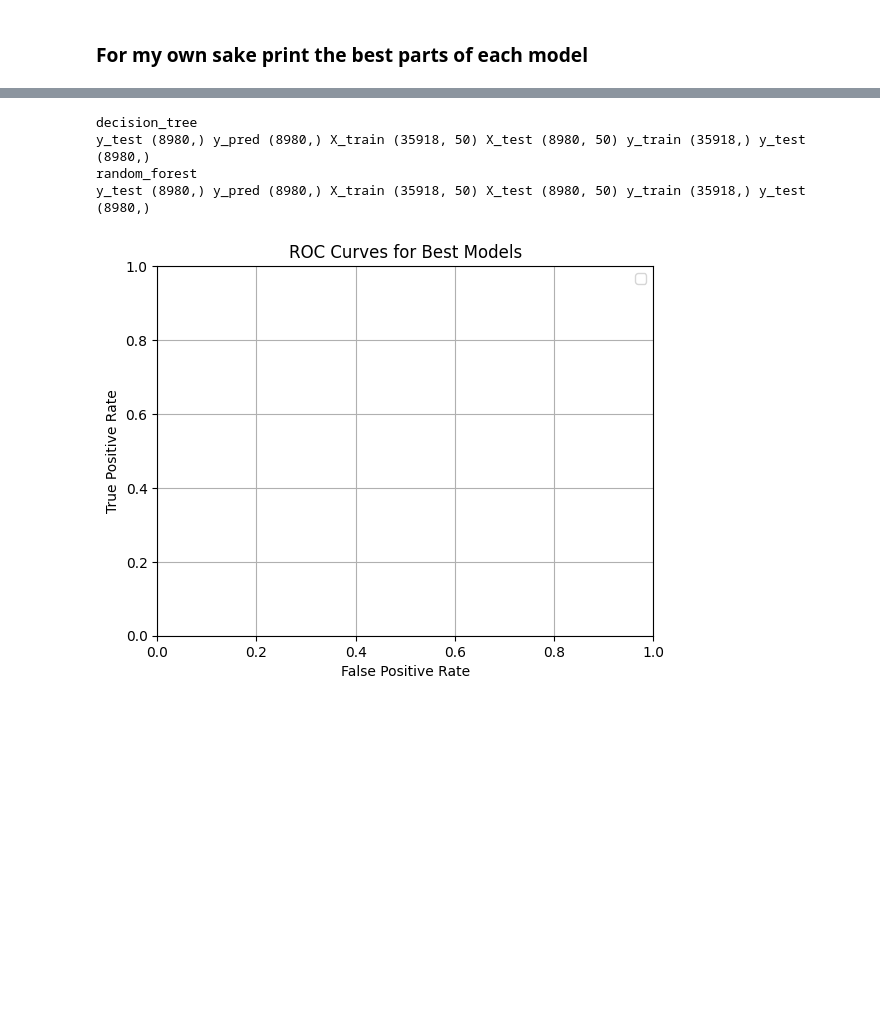
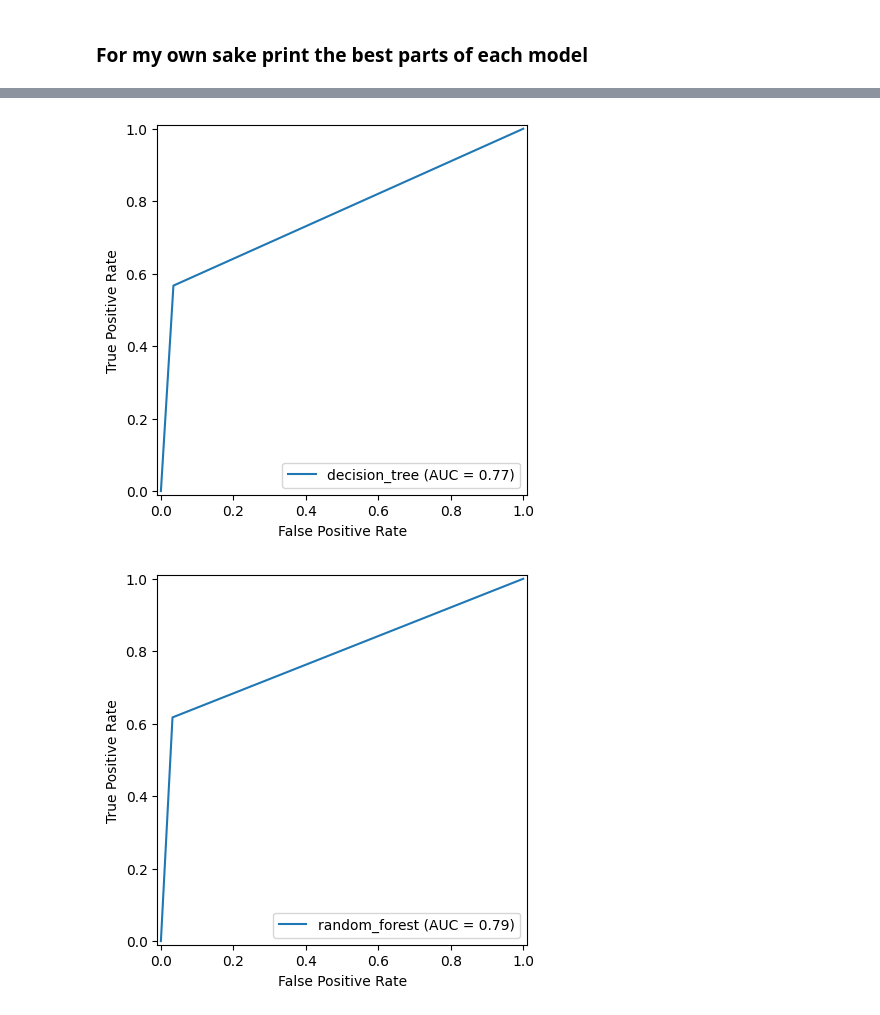
Before and after one commit to Andreas237/JHU-AppliedML-EN705601-SP25, a Jupyter notebook: Slovacvek-Assign4.ipynb, the cells around one changed output, grey strips where cells are left out. Saved outputs shown, nothing was run; the diff lists cells and outputs as text; code cells hidden in the pictures; blank space fills up the shorter version.

```diff
--- a/Slovacvek-Assign4.ipynb
+++ b/Slovacvek-Assign4.ipynb
@@ -118,7 +118,7 @@ import numpy as np
 clfs = {
     'decision_tree': DecisionTreeClassifier(random_state=42),
     'random_forest': RandomForestClassifier(random_state=42),
-    # 'neural_network': Perceptron(random_state=42)
+    'neural_network': Perceptron(random_state=42)
 }
 param_dict = {
     'halving_search': {
@@ -181,9 +181,8 @@ Note: after testing with GridSeach, and the amount of params I put in, the times
 bests = {}
 for k in clfs.keys():
     print(f'\n\n\nrunning halving random search for {k}')
-    hs = HalvingRandomSearchCV(clfs[k], param_dict['halving_search'][k], cv=5, scoring='f1_weighted', n_jobs=8, verbose=1)
+    hs = HalvingRandomSearchCV(clfs[k], param_dict['halving_search'][k], cv=5, scoring='f1_weighted', error_score=0.0, n_jobs=-1, verbose=1)
     hs.fit(X_train, y_train)
-    # print(f'cv_results_: {hs.cv_results_}')
     bests[k+'__HalvingSearch'] = {
                 'best_model': hs.best_estimator_,
                 'best_accuracy': hs.best_estimator_.score(X_test, y_test),
@@ -271,41 +307,25 @@ def plotter(TPR, FPR):
 # %%
 import matplotlib.pyplot as plt
 from sklearn.metrics import auc, confusion_matrix, RocCurveDisplay, roc_curve
 
 roc_plots = []
 for k_clf, clf_scores in bests.items():
     FPR, TPR = [], []
     model_name = k_clf.replace('__HalvingSearch','').replace('__GridSearch','')
-    print(model_name)
-    # Get probabiliites for predictions
-    # Perceptron doesn't have predict_proba, but the other two do.  Account for that here
-    if hasattr(clf_scores['best_model'], 'predict_proba'):
-        y_pred = clf_scores['best_model'].predict_proba(X_test)
-    else:
-        y_pred = clf_scores['best_model'].predict(X_test)
-
     y_pred = clf_scores['best_model'].predict(X_test)
-    # tn, fp, fn, tp = confusion_matrix(y_test, y_pred).ravel()
-    # TPR += [tp/(tp+fn)]  # Pd
-    # FPR += [fp/(fp+tn)]  # Pf
-    # print(f'{model_name}: len(TPR)={len(TPR)}\tlen(FPR)={len(FPR)}\tlen(X_Test)={len(X_test)}')
-    # plotter(TPR, FPR)
-    # roc_plots.append(RocCurveDisplay(tpr=TPR, fpr=FPR).plot())
-    # print('y_test',y_test.shape, 'y_pred', y_pred.shape, 'X_train', X_train.shape, 'X_test', X_test.shape, 'y_train', y_train.shape, 'y_test', y_test.shape)
+    tn, fp, fn, tp = confusion_matrix(y_test, y_pred).ravel()
     fpr, tpr, _ = roc_curve(y_test, y_pred)
     roc_auc = auc(fpr, tpr)
     display = RocCurveDisplay(fpr=fpr, tpr=tpr, roc_auc=roc_auc,estimator_name=model_name)
-    # RocCurveDisplay(fpr=fpr, tpr=tpr).plot(ax=plt.gca(), name=model_name)
+    display.plot()
+
 
 plt.title("ROC Curves for Best Models")
 plt.xlabel("False Positive Rate")
 plt.ylabel("True Positive Rate")
 plt.legend()
 plt.grid()
 plt.show()
 # %% [output]
-decision_tree
-y_test (8980,) y_pred (8980,) X_train (35918, 50) X_test (8980, 50) y_train (35918,) y_test (8980,)
-random_forest
-y_test (8980,) y_pred (8980,) X_train (35918, 50) X_test (8980, 50) y_train (35918,) y_test (8980,)
-[figure, old version]
+[figure, new version]
+[figure, added]
```
Also changed, not shown: parts of 8 cells of this notebook.
